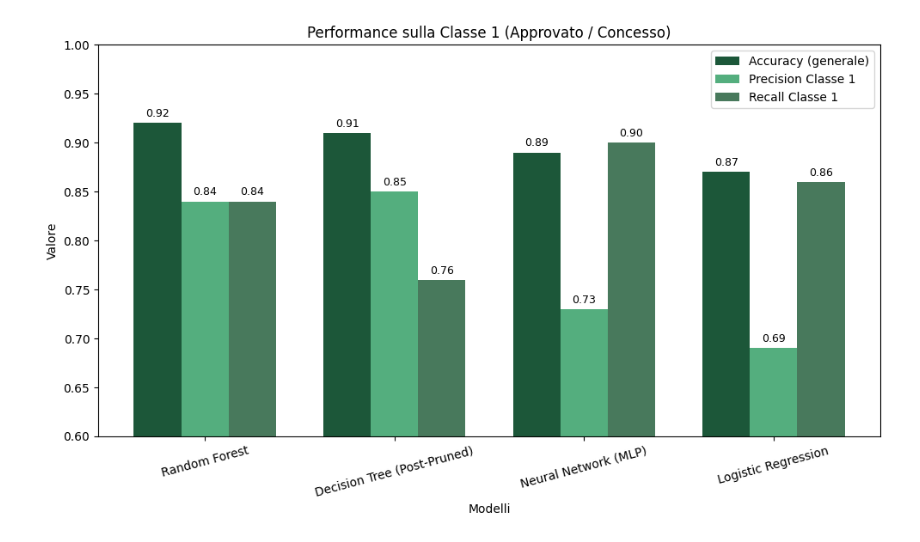
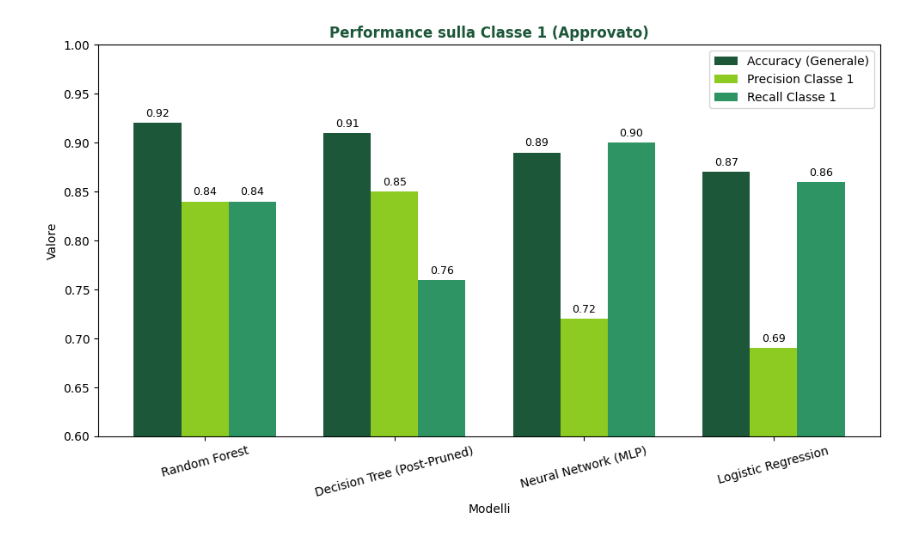
Before and after one commit to FrancescaCola/CustomerScoring, a Jupyter notebook: 6.Final_Report.ipynb, the cells around one changed output. Saved outputs shown, nothing was run; the diff lists cells and outputs as text; code cells hidden in the pictures.

```diff
--- a/6.Final_Report.ipynb
+++ b/6.Final_Report.ipynb
@@ -7,7 +7,7 @@ modelli = ['Random Forest', 'Decision Tree (Post-Pruned)', 'Neural Network (MLP)
 
 # Valori da report (classe 1: Approvato / Concesso)
 accuracy = [0.92, 0.91, 0.89, 0.87]
-precision_1 = [0.84, 0.85, 0.73, 0.69]
+precision_1 = [0.84, 0.85, 0.72, 0.69]
 recall_1 = [0.84, 0.76, 0.90, 0.86]
 
 # Posizionamento delle barre
@@ -16,38 +16,38 @@ bar_width = 0.25
 
 # Colori personalizzati
 colore_accuracy = '#1c5739'   # Verde scuro
-colore_precision = '#54AE7E'  # Verde chiaro
-colore_recall = '#48795c'     # Verde medio
+colore_precision = '#8dcb22'  # Verde chiaro
+colore_recall = '#2e9463'     # Verde medio
 
 # Creazione grafico
 fig, ax = plt.subplots(figsize=(10, 6))
 
 # Aggiunta barre
-bars1 = ax.bar(index, accuracy, bar_width, label='Accuracy (generale)', color=colore_accuracy)
+bars1 = ax.bar(index, accuracy, bar_width, label='Accuracy (Generale)', color=colore_accuracy)
 bars2 = ax.bar(index + bar_width, precision_1, bar_width, label='Precision Classe 1', color=colore_precision)
 bars3 = ax.bar(index + 2 * bar_width, recall_1, bar_width, label='Recall Classe 1', color=colore_recall)
 
 # Etichette sopra ogni barra
 for bars in [bars1, bars2, bars3]:
     for bar in bars:
         height = bar.get_height()
         ax.annotate(f'{height:.2f}', xy=(bar.get_x() + bar.get_width() / 2, height),
                     xytext=(0, 3), textcoords="offset points", ha='center', va='bottom', fontsize=9)
 
 # Etichette assi e titolo
 ax.set_xlabel('Modelli')
 ax.set_ylabel('Valore')
-ax.set_title('Performance sulla Classe 1 (Approvato / Concesso)')
+ax.set_title('Performance sulla Classe 1 (Approvato)', color=colore_accuracy, weight='bold')
 ax.set_xticks(index + bar_width)
 ax.set_xticklabels(modelli, rotation=15)
 ax.set_ylim(0.60, 1.00)
 ax.legend()
 
 # Rimuovi griglia verticale e orizzontale
 ax.grid(False, axis='x')
 ax.grid(False, axis='y')
 
 plt.tight_layout()
 plt.show()
 # %% [output]
-[figure, old version]
+[figure, new version]
```
